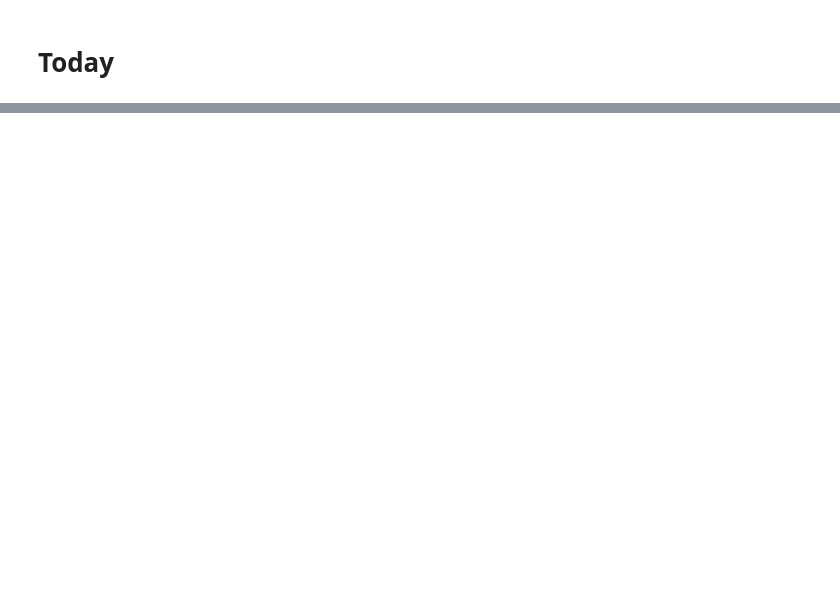
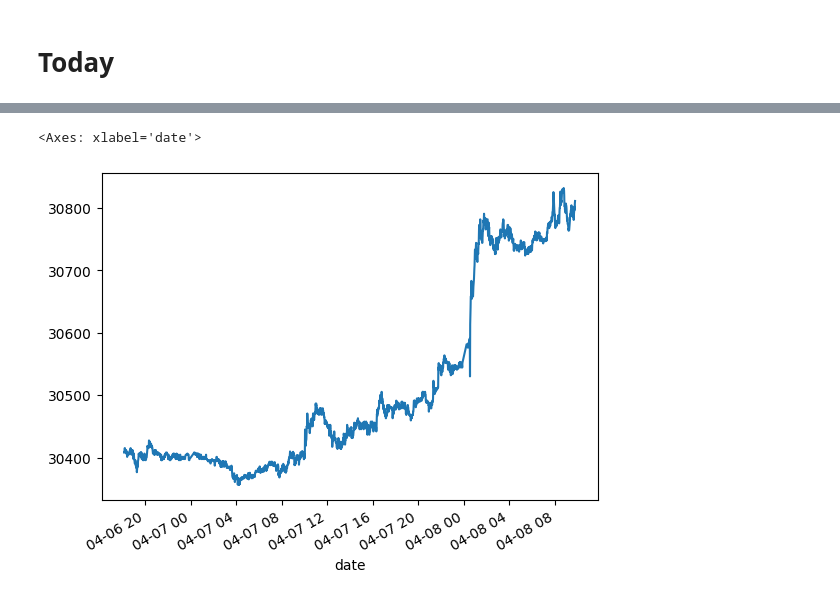
Before and after one commit to jdavid54/jupyter_notebooks2, a Jupyter notebook: eur_vnd_var_data.ipynb, the cells around one changed output, grey strips where cells are left out. Drawn from its saved outputs; the diff is of its cells as text; code cells hidden in the pictures; blank space fills up the shorter version.

```diff
--- a/eur_vnd_var_data.ipynb
+++ b/eur_vnd_var_data.ipynb
@@ -1117 +1178,7 @@ Minimum : 30436.793 VND at 2026-04-01 03:41:00
+# %%
+new_data.tail(2300)['clot'].plot()
+#dates = new_data.index
+# %% [output]
+<Axes: xlabel='date'>
+[figure, added]
 # %%
```
Also changed, not shown: parts of 50 cells of this notebook, 5 other files.
